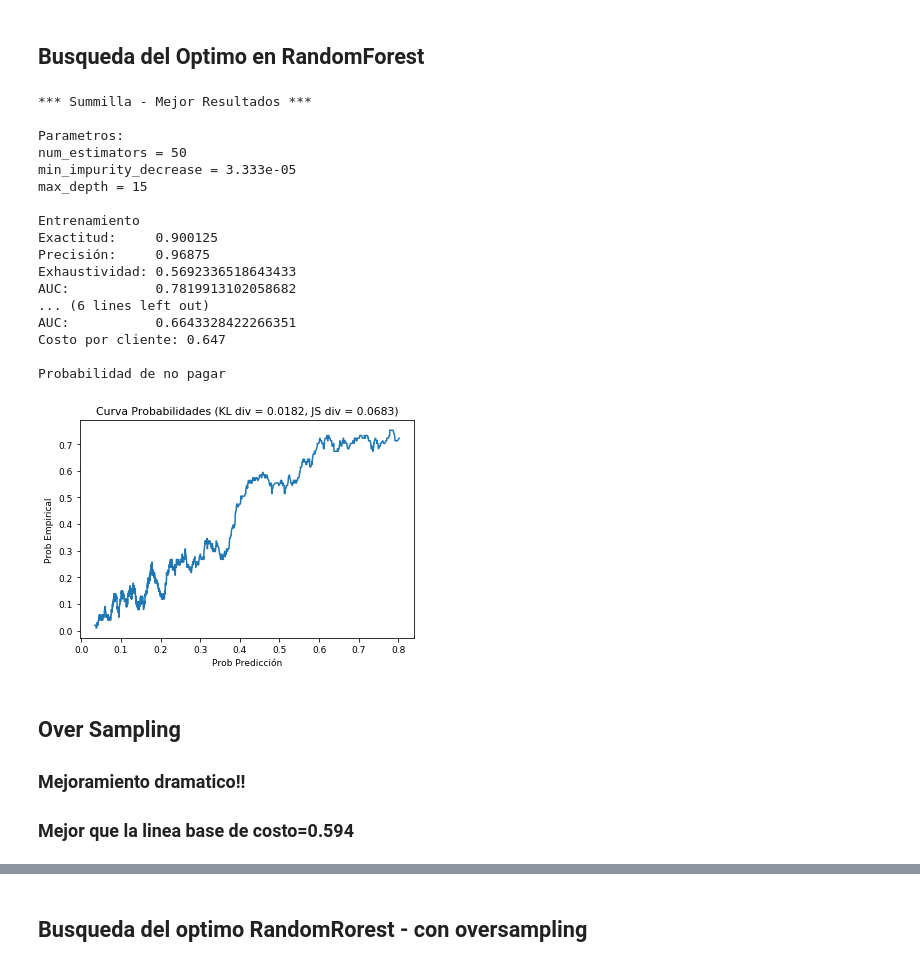
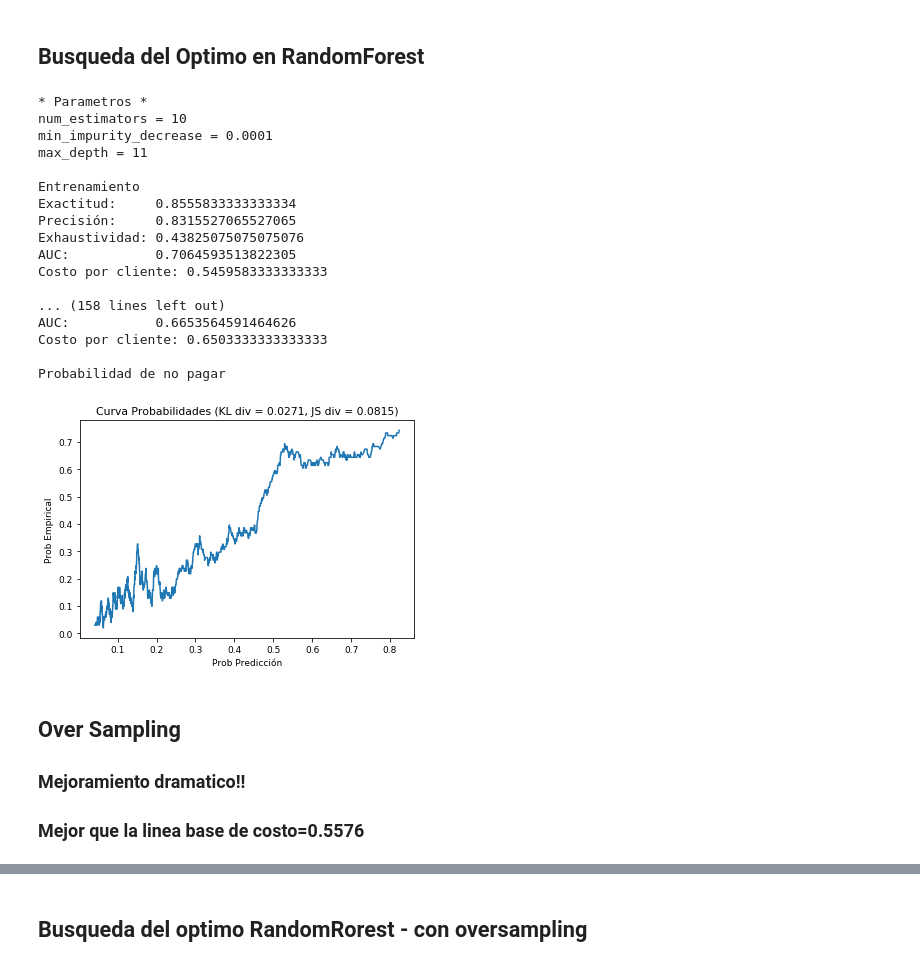
Before and after one commit to alainno/default-credit-card, a Jupyter notebook: jRandomForestCreditDefault.ipynb, the cells around one changed output, grey strips where cells are left out. Drawn from its saved outputs; the diff is of its cells as text; code cells hidden in the pictures.

```diff
--- a/jRandomForestCreditDefault.ipynb
+++ b/jRandomForestCreditDefault.ipynb
@@ -472,6 +472,8 @@ def buscarForest(X_entren, y_entren, X_val, y_val,
 
     _cost = sys.float_info.max
 
+    hist = []
+
     for n_est in n_est_list:
         for min_imp in min_imp_dec_list:
             for max_depth in max_depth_list:
@@ -488,6 +490,10 @@ def buscarForest(X_entren, y_entren, X_val, y_val,
                     entren_cost = custom_cost(bosque, X_entren, y_entren, True)
                     print('\nValidacion')
                     val_cost = custom_cost(bosque, X_val, y_val, True)
+                    # Tambien save to list to print at finish.
+                    hist.append([n_est, min_imp, max_depth,
+                        val_cost.accuracy, val_cost.precision, val_cost.recall,
+                        val_cost.AUC, val_cost.cost])
                 else:
                     entren_cost = custom_cost(bosque, X_entren, y_entren, False)
                     val_cost = custom_cost(bosque, X_val, y_val, False)
@@ -514,35 +520,36 @@ def buscarForest(X_entren, y_entren, X_val, y_val,
     print('\nProbabilidad de no pagar')
     y_val_prob = _bosque.predict_proba(X_val)[:,1] # Using probability of category +1
     mostrarPQ(y_val, y_val_prob)
+    return hist
 # %%
 # Optimizar con datos originales. Podemos usar los otros datos tambien.
-buscarForest(X_entren, y_entren, X_val, y_val,
-             n_est_list=[10, 50, 100],
-             min_imp_dec_list=[0, 0.00003333, 0.0001],
-             max_depth_list=[7, 11, 15], printdetail=False)
+hist_simple = buscarForest(X_entren, y_entren, X_val, y_val,
+             n_est_list=[10, 50],
+             min_imp_dec_list=[0.0001, 0.0005],
+             max_depth_list=[11, 15], printdetail=True)
 # %% [output]
-*** Summilla - Mejor Resultados ***
-
-Parametros:
-num_estimators = 50
-min_impurity_decrease = 3.333e-05
-max_depth = 15
+* Parametros *
+num_estimators = 10
+min_impurity_decrease = 0.0001
+max_depth = 11
 
 Entrenamiento
-Exactitud:     0.900125
-Precisión:     0.96875
-Exhaustividad: 0.5692336518643433
-AUC:           0.7819913102058682
-... (6 lines left out)
-AUC:           0.6643328422266351
-Costo por cliente: 0.647
+Exactitud:     0.8555833333333334
+Precisión:     0.8315527065527065
+Exhaustividad: 0.43825075075075076
+AUC:           0.7064593513822305
+Costo por cliente: 0.5459583333333333
+
+... (158 lines left out)
+AUC:           0.6653564591464626
+Costo por cliente: 0.6503333333333333
 
 Probabilidad de no pagar
-[figure, old version]
+[figure, new version]
 # %% [markdown]
 ## Over Sampling
 ### Mejoramiento dramatico!!
-### Mejor que la linea base de costo=0.594
+### Mejor que la linea base de costo=0.5576
 # %%
 # probar data balanciado.
 from sklearn.ensemble import RandomForestClassifier
```
Also changed, not shown: parts of 18 cells of this notebook.
